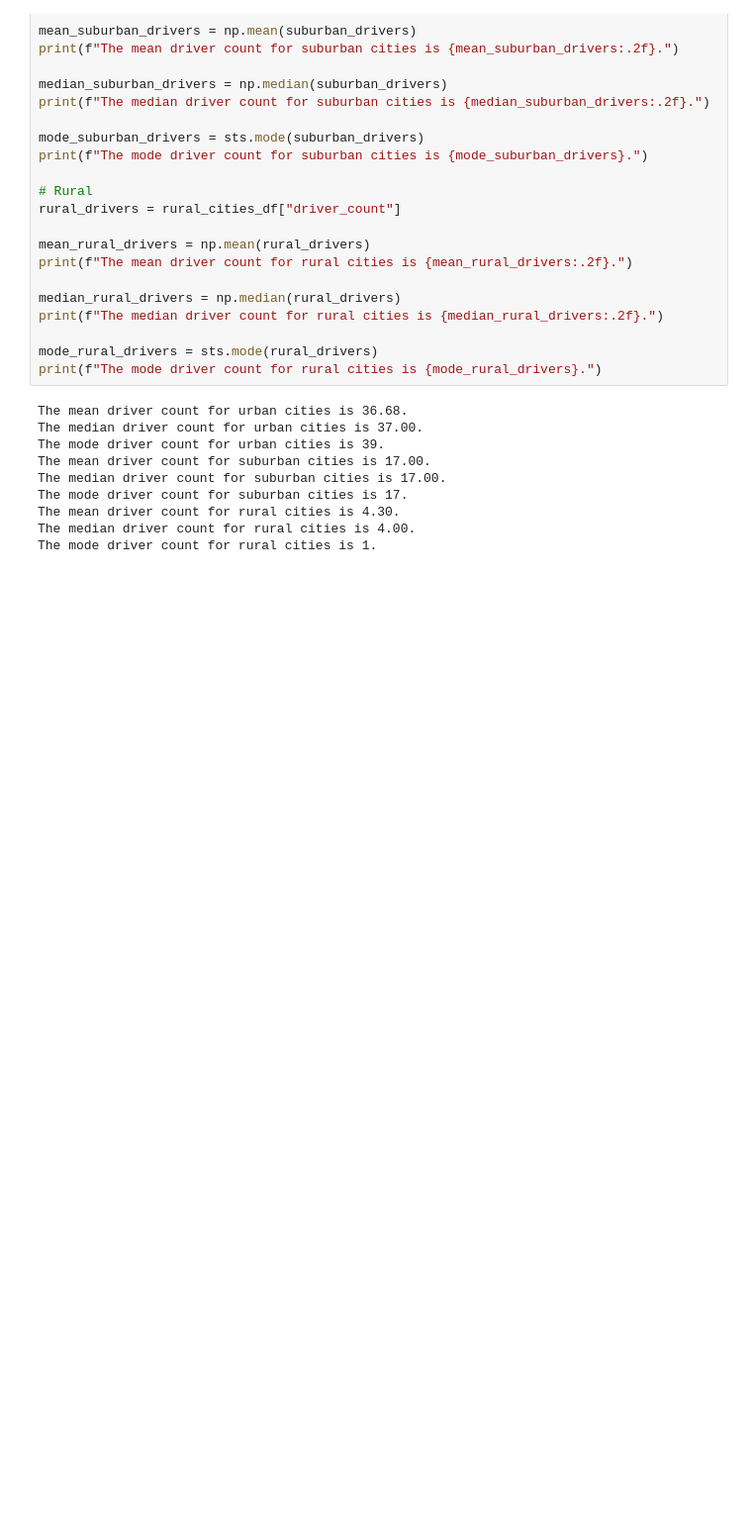
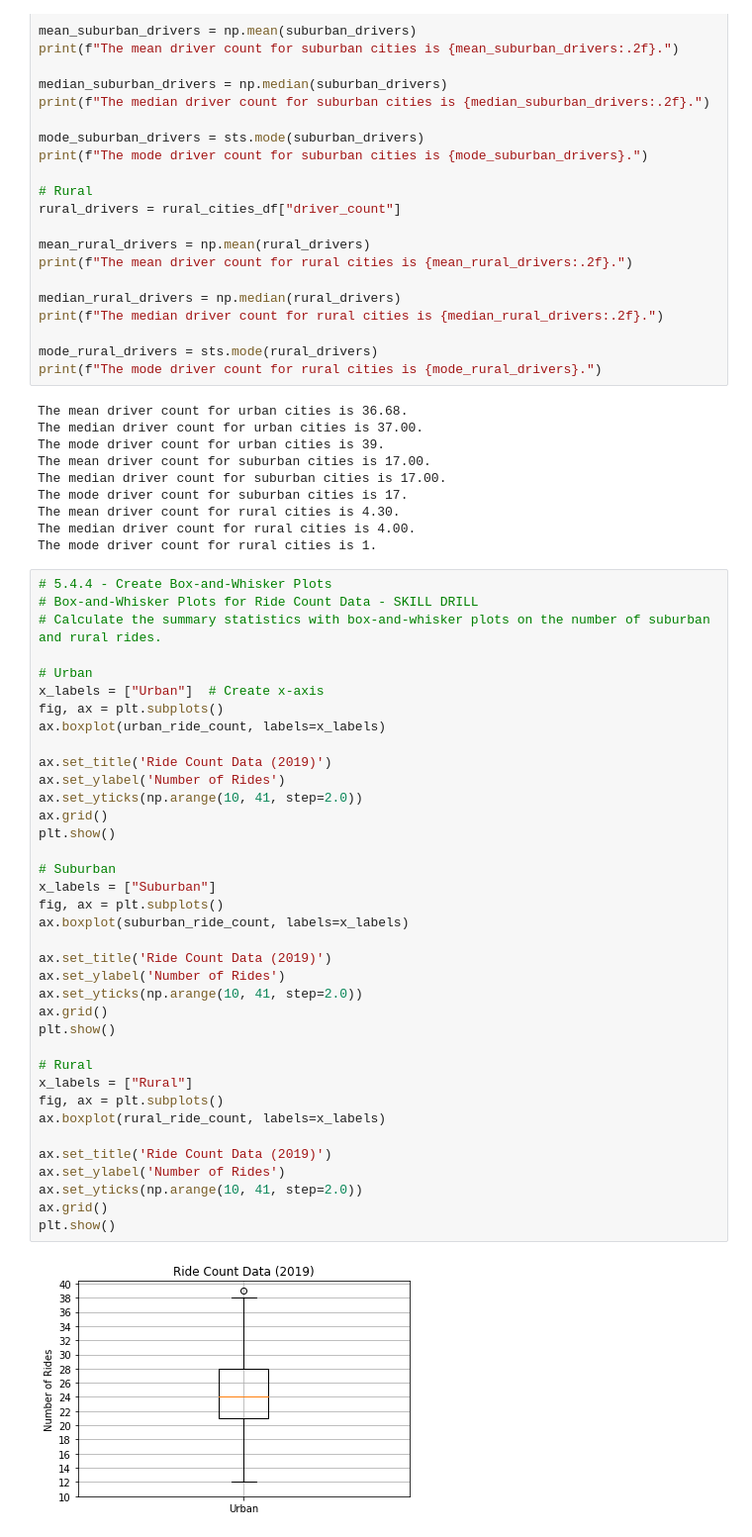
Before and after one commit to lawnshogan/PyBer_Analysis, a Jupyter notebook: PyBer.ipynb, the cells around one changed output. Shown: that part at 99% size. Drawn from its saved outputs; the diff is of its cells as text; blank space fills up the shorter version.

```diff
--- a/PyBer.ipynb
+++ b/PyBer.ipynb
@@ -373,3 +373,42 @@ The mode driver count for suburban cities is 17.
 The mean driver count for rural cities is 4.30.
 The median driver count for rural cities is 4.00.
 The mode driver count for rural cities is 1.
+# %%
+# 5.4.4 - Create Box-and-Whisker Plots
+# Box-and-Whisker Plots for Ride Count Data - SKILL DRILL
+# Calculate the summary statistics with box-and-whisker plots on the number of suburban and rural rides.
+
+# Urban
+x_labels = ["Urban"]  # Create x-axis
+fig, ax = plt.subplots()
+ax.boxplot(urban_ride_count, labels=x_labels)
+
+ax.set_title('Ride Count Data (2019)')
+ax.set_ylabel('Number of Rides')
+ax.set_yticks(np.arange(10, 41, step=2.0))
+ax.grid()
+plt.show()
+
+# Suburban
+x_labels = ["Suburban"]
+fig, ax = plt.subplots()
+ax.boxplot(suburban_ride_count, labels=x_labels)
+
+ax.set_title('Ride Count Data (2019)')
+ax.set_ylabel('Number of Rides')
+ax.set_yticks(np.arange(10, 41, step=2.0))
+ax.grid()
+plt.show()
+
+# Rural
+x_labels = ["Rural"]
+fig, ax = plt.subplots()
+ax.boxplot(rural_ride_count, labels=x_labels)
+
+ax.set_title('Ride Count Data (2019)')
+ax.set_ylabel('Number of Rides')
+ax.set_yticks(np.arange(10, 41, step=2.0))
+ax.grid()
+plt.show()
+# %% [output]
+[figure, added]
```
Also changed, not shown: parts of 3 cells of this notebook, 2 other files.
